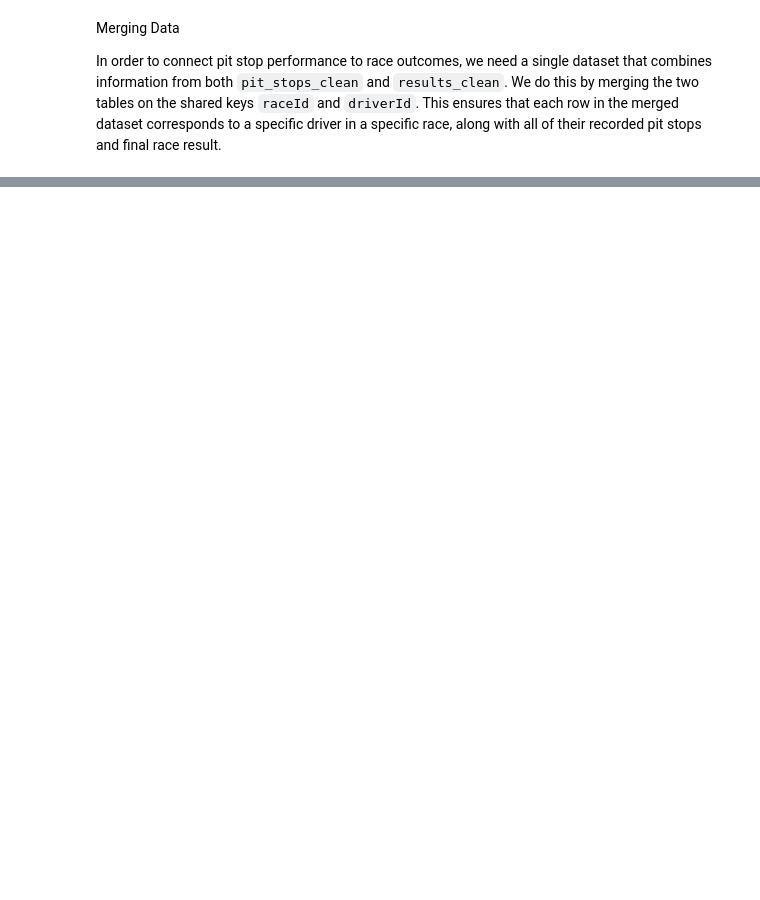
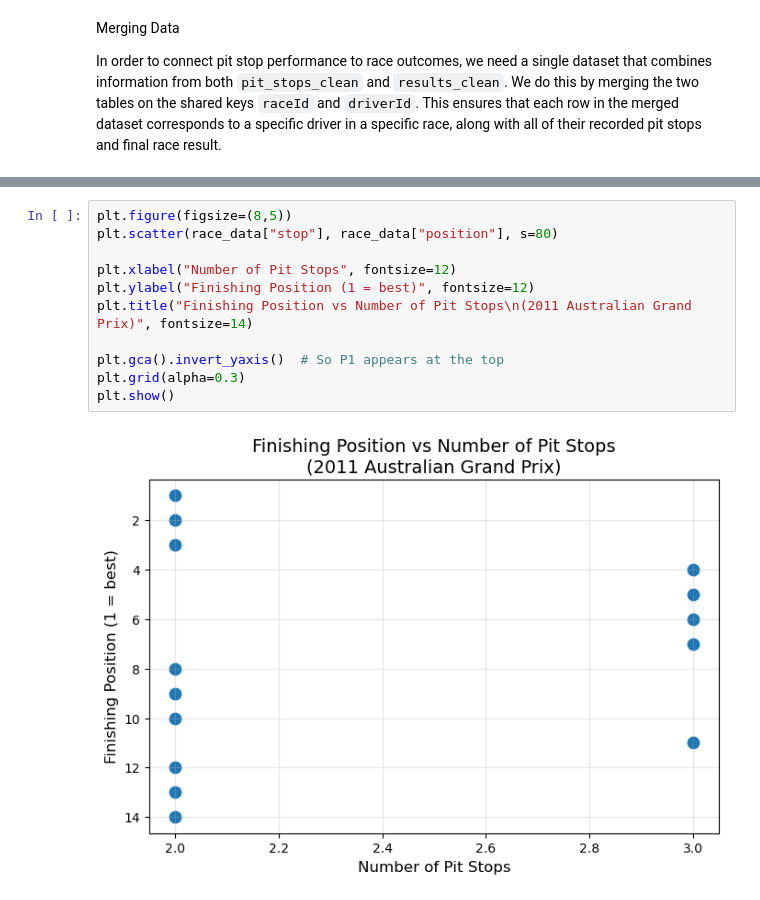
Before and after one commit to a1yssachai/qtm151fall2025, a Jupyter notebook: Final Project/Group Project QTM 151/Final Group Project Draft 1.ipynb, the cells around one changed output, grey strips where cells are left out. Saved outputs shown, nothing was run; the diff lists cells and outputs as text; blank space fills up the shorter version.

```diff
--- a/Final Project/Group Project QTM 151/Final Group Project Draft 1.ipynb
+++ b/Final Project/Group Project QTM 151/Final Group Project Draft 1.ipynb
@@ -195,0 +319,13 @@ Things to maybe do:
+# %%
+plt.figure(figsize=(8,5))
+plt.scatter(race_data["stop"], race_data["position"], s=80)
+
+plt.xlabel("Number of Pit Stops", fontsize=12)
+plt.ylabel("Finishing Position (1 = best)", fontsize=12)
+plt.title("Finishing Position vs Number of Pit Stops\n(2011 Australian Grand Prix)", fontsize=14)
+
+plt.gca().invert_yaxis()  # So P1 appears at the top
+plt.grid(alpha=0.3)
+plt.show()
+# %% [output]
+[figure, added]
```
Also changed, not shown: parts of 33 cells of this notebook, 1 other file.
